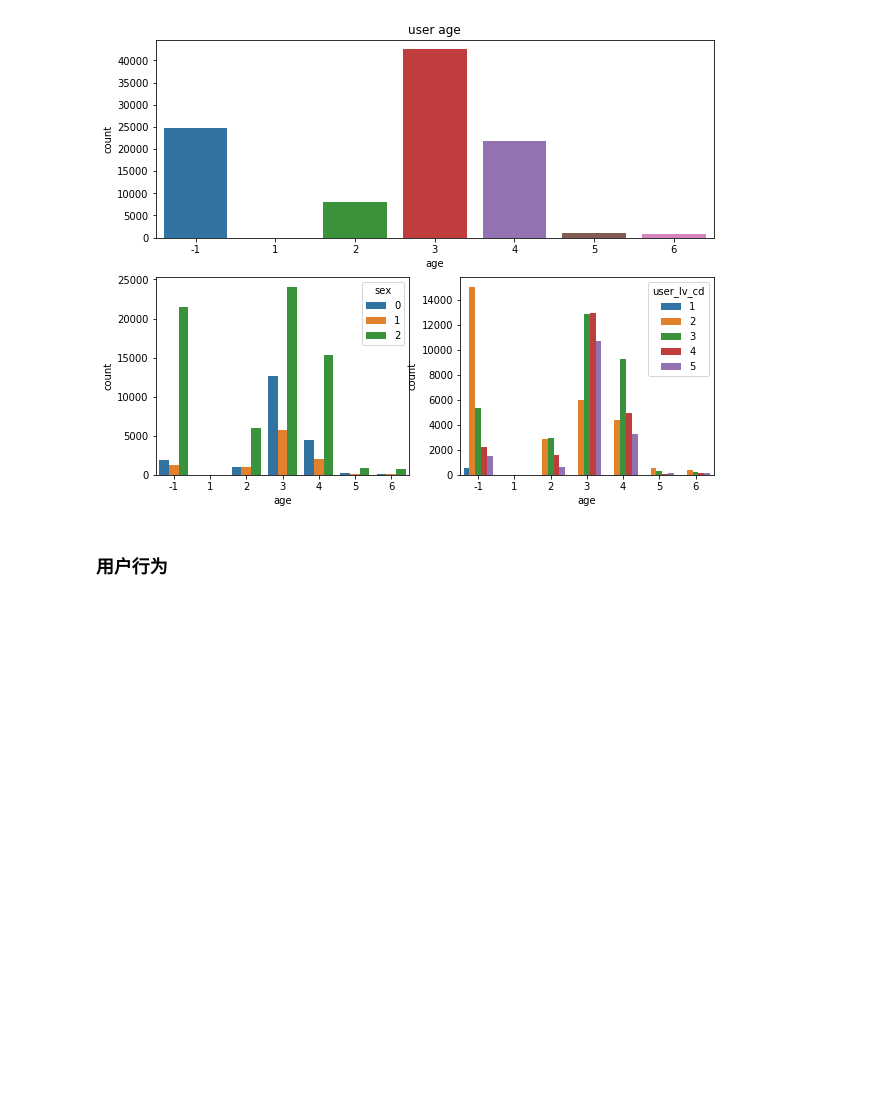
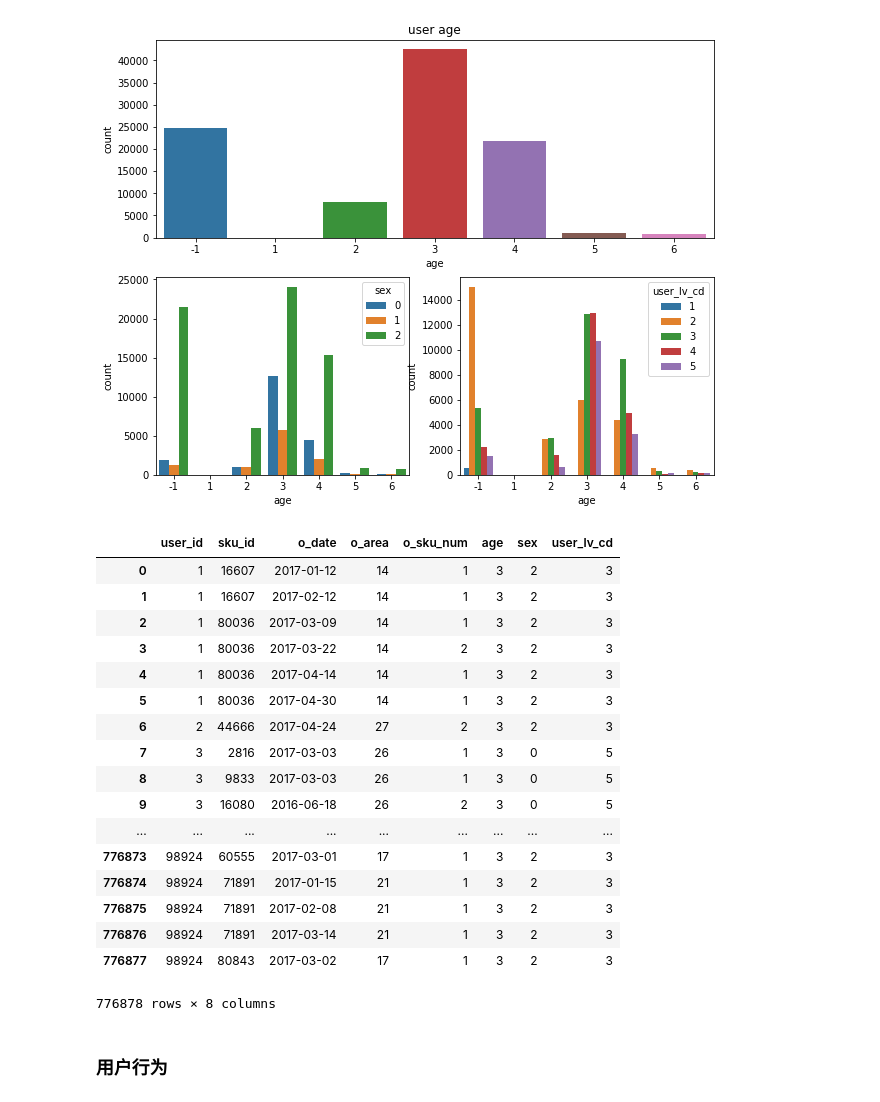
Before and after one commit to EvilPsyCHo/competition, a Jupyter notebook: Jdata/EDA.ipynb, the cells around one changed output. Saved outputs shown, nothing was run; the diff lists cells and outputs as text; code cells hidden in the pictures; blank space fills up the shorter version.

```diff
--- a/Jdata/EDA.ipynb
+++ b/Jdata/EDA.ipynb
@@ -22,6 +22,8 @@ user_info = pd.read_csv(os.path.join(data_path, "jdata_user_basic_info.csv"))
 user_action = pd.read_csv(os.path.join(data_path, "jdata_user_action.csv"))
 sku_info = pd.read_csv(os.path.join(data_path, "jdata_sku_basic_info.csv"))
 user_order = pd.read_csv(os.path.join(data_path, "jdata_user_order.csv"))
+user_order.drop("o_id", axis=1, inplace=True)
+user_order = user_order.groupby(["user_id", "sku_id", "o_date", "o_area"])["o_sku_num"].sum().reset_index()
 user_comment = pd.read_csv(os.path.join(data_path, "jdata_user_comment_score.csv"))
 # %% [markdown]
 ### 用户基本信息
@@ -61,6 +63,29 @@ ax3.set_title("user age")
 # %% [output]
 Text(0.5,1,'user age')
 [figure]
+# %%
+ui_uo = pd.merge(left=user_order, right=user_info, on="user_id")
+# %%
+ui_uo
+# %% [output]
+|  | user_id | sku_id | o_date | o_area | o_sku_num | age | sex | user_lv_cd |
+| 0 | 1 | 16607 | 2017-01-12 | 14 | 1 | 3 | 2 | 3 |
+| 1 | 1 | 16607 | 2017-02-12 | 14 | 1 | 3 | 2 | 3 |
+| 2 | 1 | 80036 | 2017-03-09 | 14 | 1 | 3 | 2 | 3 |
+| 3 | 1 | 80036 | 2017-03-22 | 14 | 2 | 3 | 2 | 3 |
+| 4 | 1 | 80036 | 2017-04-14 | 14 | 1 | 3 | 2 | 3 |
+| 5 | 1 | 80036 | 2017-04-30 | 14 | 1 | 3 | 2 | 3 |
+| 6 | 2 | 44666 | 2017-04-24 | 27 | 2 | 3 | 2 | 3 |
+| 7 | 3 | 2816 | 2017-03-03 | 26 | 1 | 3 | 0 | 5 |
+| 8 | 3 | 9833 | 2017-03-03 | 26 | 1 | 3 | 0 | 5 |
+| 9 | 3 | 16080 | 2016-06-18 | 26 | 2 | 3 | 0 | 5 |
+| ... | ... | ... | ... | ... | ... | ... | ... | ... |
+| 776873 | 98924 | 60555 | 2017-03-01 | 17 | 1 | 3 | 2 | 3 |
+| 776874 | 98924 | 71891 | 2017-01-15 | 21 | 1 | 3 | 2 | 3 |
+| 776875 | 98924 | 71891 | 2017-02-08 | 21 | 1 | 3 | 2 | 3 |
+| 776876 | 98924 | 71891 | 2017-03-14 | 21 | 1 | 3 | 2 | 3 |
+| 776877 | 98924 | 80843 | 2017-03-02 | 17 | 1 | 3 | 2 | 3 |
+776878 rows × 8 columns
 # %% [markdown]
 ### 用户行为
 # %%
```
Also changed, not shown: parts of 1 cell of this notebook, 1 other file.
